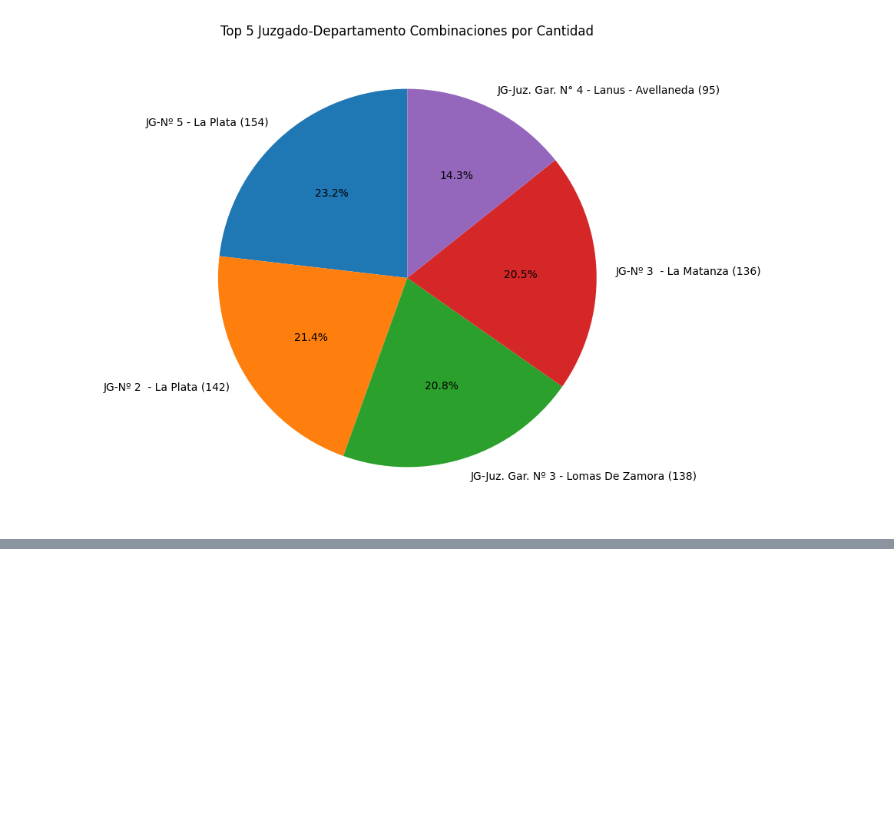
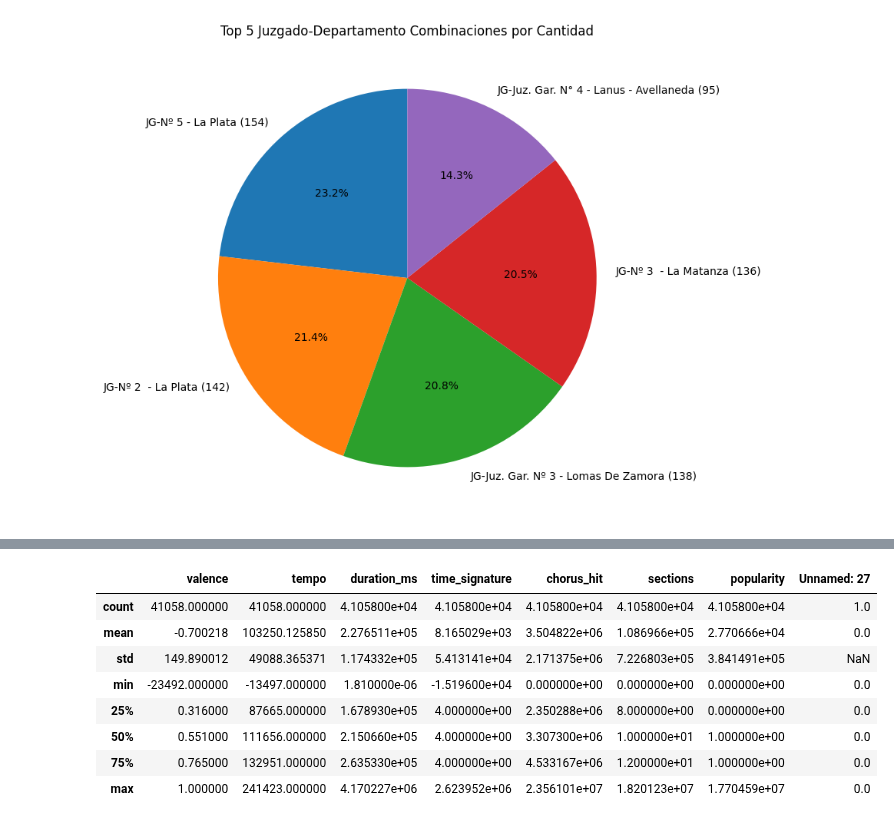
Before and after one commit to nicolasero87/PPL_ALTAS, a Jupyter notebook: ALTAS_PPL_Nicolas_Román_15_08_24__16_30_HS.ipynb, the cells around one changed output, grey strips where cells are left out. Cells and saved outputs as stored; diff of their text form; code cells hidden in the pictures; blank space fills up the shorter version.

```diff
--- a/ALTAS_PPL_Nicolas_Román_15_08_24__16_30_HS.ipynb
+++ b/ALTAS_PPL_Nicolas_Román_15_08_24__16_30_HS.ipynb
@@ -313,0 +384,3 @@ plt.show()
+# %%
+import pandas as pd
+df_3 = pd.read_excel('/content/PPL_ALTAS/spotify_dataset.xlsx')
@@ -313,0 +418,12 @@ plt.show()
+# %%
+df_3.describe()
+# %% [output]
+|  | valence | tempo | duration_ms | time_signature | chorus_hit | sections | popularity | Unnamed: 27 |
+| count | 41058.000000 | 41058.000000 | 4.105800e+04 | 4.105800e+04 | 4.105800e+04 | 4.105800e+04 | 4.105800e+04 | 1.0 |
+| mean | -0.700218 | 103250.125850 | 2.276511e+05 | 8.165029e+03 | 3.504822e+06 | 1.086966e+05 | 2.770666e+04 | 0.0 |
+| std | 149.890012 | 49088.365371 | 1.174332e+05 | 5.413141e+04 | 2.171375e+06 | 7.226803e+05 | 3.841491e+05 | NaN |
+| min | -23492.000000 | -13497.000000 | 1.810000e-06 | -1.519600e+04 | 0.000000e+00 | 0.000000e+00 | 0.000000e+00 | 0.0 |
+| 25% | 0.316000 | 87665.000000 | 1.678930e+05 | 4.000000e+00 | 2.350288e+06 | 8.000000e+00 | 0.000000e+00 | 0.0 |
+| 50% | 0.551000 | 111656.000000 | 2.150660e+05 | 4.000000e+00 | 3.307300e+06 | 1.000000e+01 | 1.000000e+00 | 0.0 |
+| 75% | 0.765000 | 132951.000000 | 2.635330e+05 | 4.000000e+00 | 4.533167e+06 | 1.200000e+01 | 1.000000e+00 | 0.0 |
+| max | 1.000000 | 241423.000000 | 4.170227e+06 | 2.623952e+06 | 2.356101e+07 | 1.820123e+07 | 1.770459e+07 | 0.0 |
```
Also changed, not shown: parts of 19 cells of this notebook.
